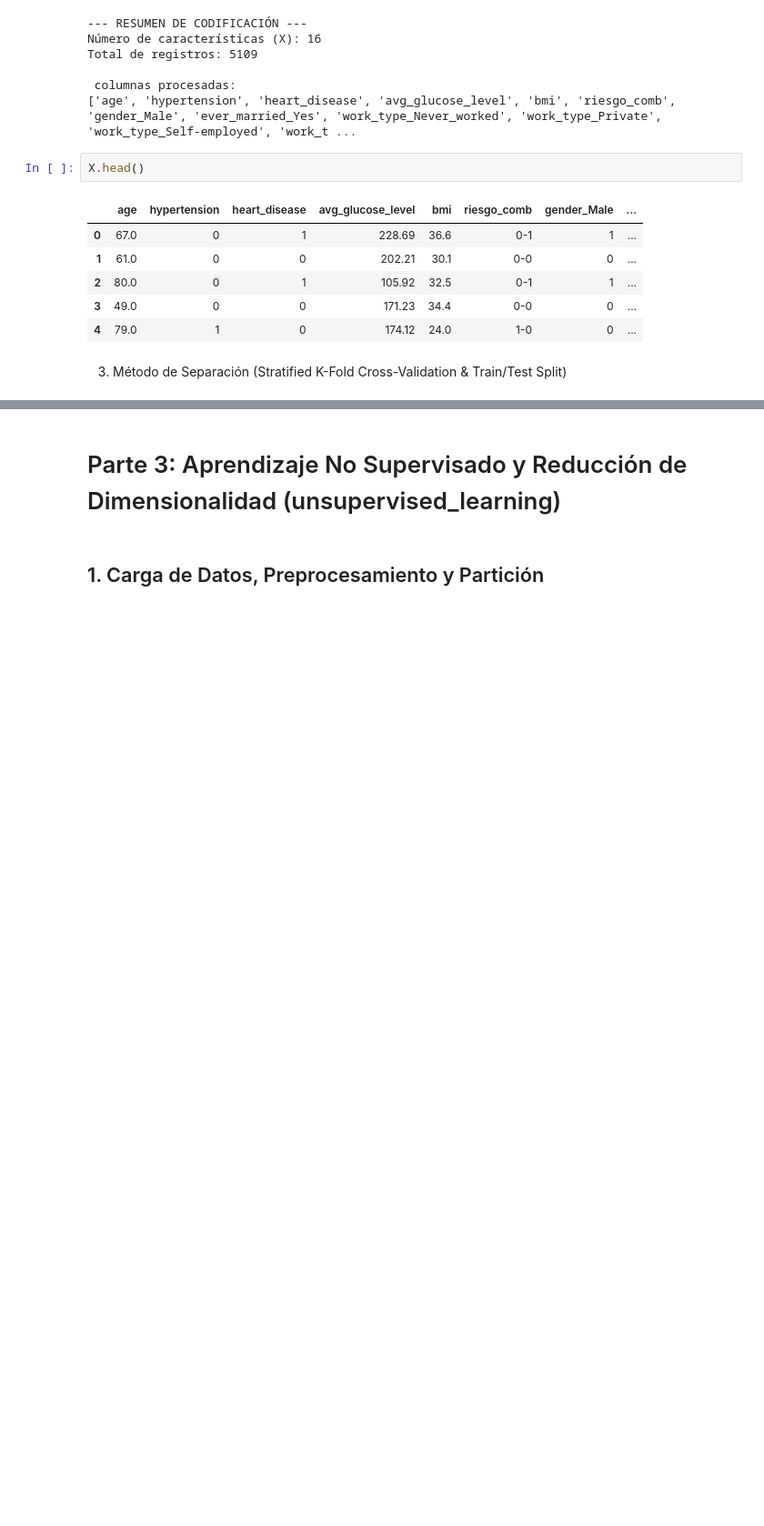
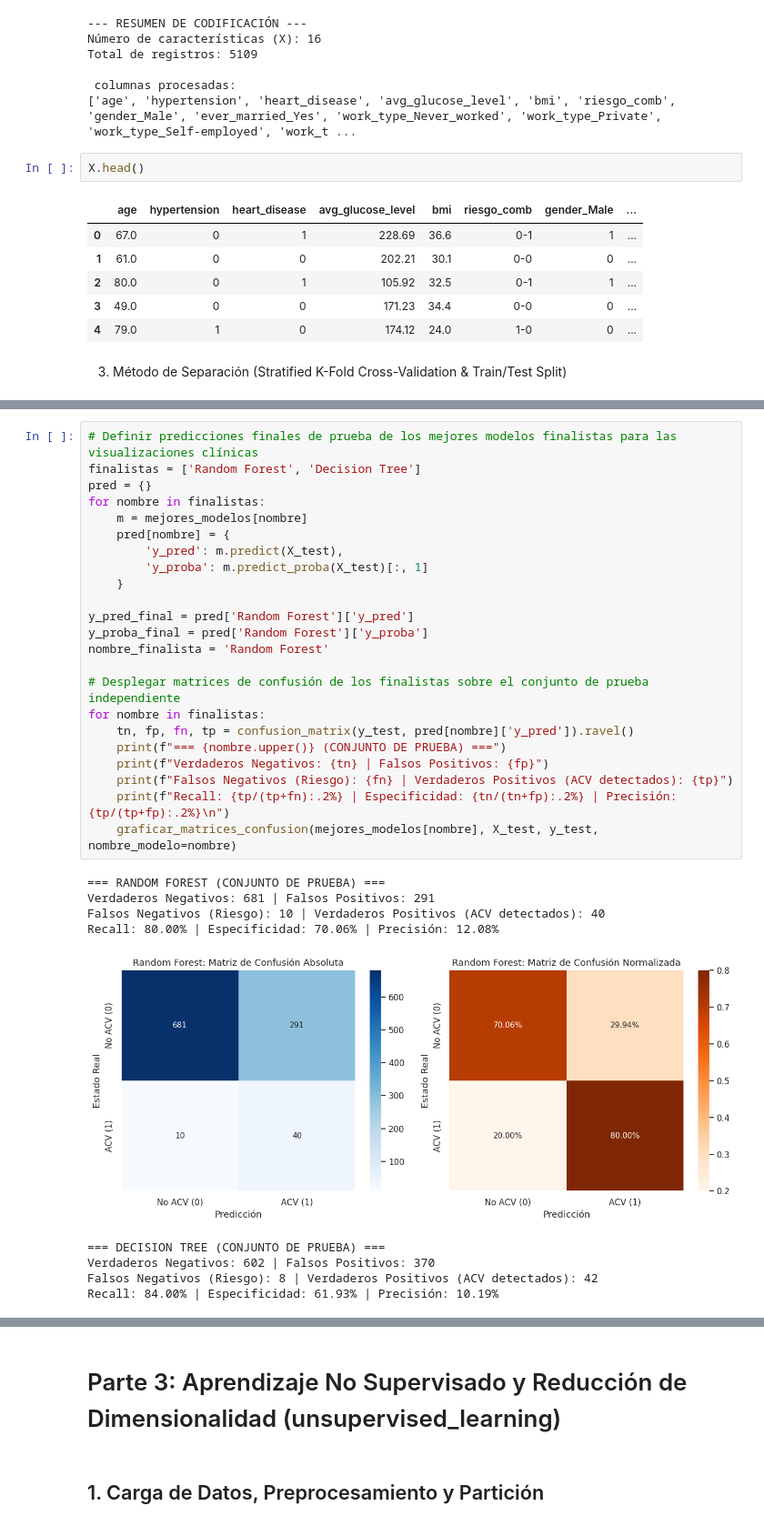
Before and after one commit to CarrlosP/ia1-grupo3-prediccion_acv, a Jupyter notebook: prediccion_acv_proyecto_final.ipynb, the cells around one changed output, grey strips where cells are left out. Shown at 91% size. Saved outputs shown, nothing was run; the diff lists cells and outputs as text; blank space fills up the shorter version.

```diff
--- a/prediccion_acv_proyecto_final.ipynb
+++ b/prediccion_acv_proyecto_final.ipynb
@@ -1074,0 +648,33 @@ Este script extrae exactamente los registros de los pacientes que tenían ACV ($
+# %%
+# Definir predicciones finales de prueba de los mejores modelos finalistas para las visualizaciones clínicas
+finalistas = ['Random Forest', 'Decision Tree']
+pred = {}
+for nombre in finalistas:
+    m = mejores_modelos[nombre]
+    pred[nombre] = {
+        'y_pred': m.predict(X_test),
+        'y_proba': m.predict_proba(X_test)[:, 1]
+    }
+
+y_pred_final = pred['Random Forest']['y_pred']
+y_proba_final = pred['Random Forest']['y_proba']
+nombre_finalista = 'Random Forest'
+
+# Desplegar matrices de confusión de los finalistas sobre el conjunto de prueba independiente
+for nombre in finalistas:
+    tn, fp, fn, tp = confusion_matrix(y_test, pred[nombre]['y_pred']).ravel()
+    print(f"=== {nombre.upper()} (CONJUNTO DE PRUEBA) ===")
+    print(f"Verdaderos Negativos: {tn} | Falsos Positivos: {fp}")
+    print(f"Falsos Negativos (Riesgo): {fn} | Verdaderos Positivos (ACV detectados): {tp}")
+    print(f"Recall: {tp/(tp+fn):.2%} | Especificidad: {tn/(tn+fp):.2%} | Precisión: {tp/(tp+fp):.2%}\n")
+    graficar_matrices_confusion(mejores_modelos[nombre], X_test, y_test, nombre_modelo=nombre)
+# %% [output]
+=== RANDOM FOREST (CONJUNTO DE PRUEBA) ===
+Verdaderos Negativos: 681 | Falsos Positivos: 291
+Falsos Negativos (Riesgo): 10 | Verdaderos Positivos (ACV detectados): 40
+Recall: 80.00% | Especificidad: 70.06% | Precisión: 12.08%
+[figure, added]
+=== DECISION TREE (CONJUNTO DE PRUEBA) ===
+Verdaderos Negativos: 602 | Falsos Positivos: 370
+Falsos Negativos (Riesgo): 8 | Verdaderos Positivos (ACV detectados): 42
+Recall: 84.00% | Especificidad: 61.93% | Precisión: 10.19%
```
Also changed, not shown: parts of 29 cells of this notebook.
